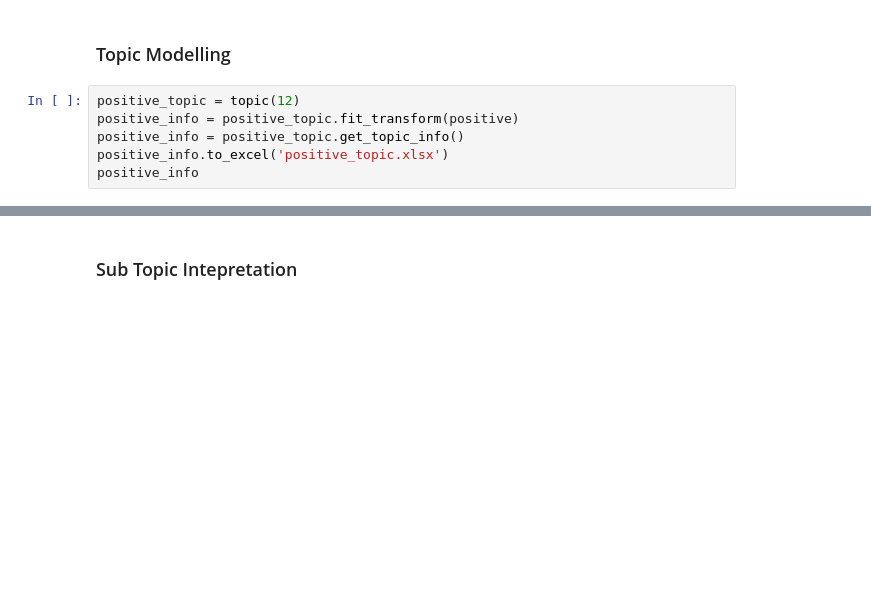
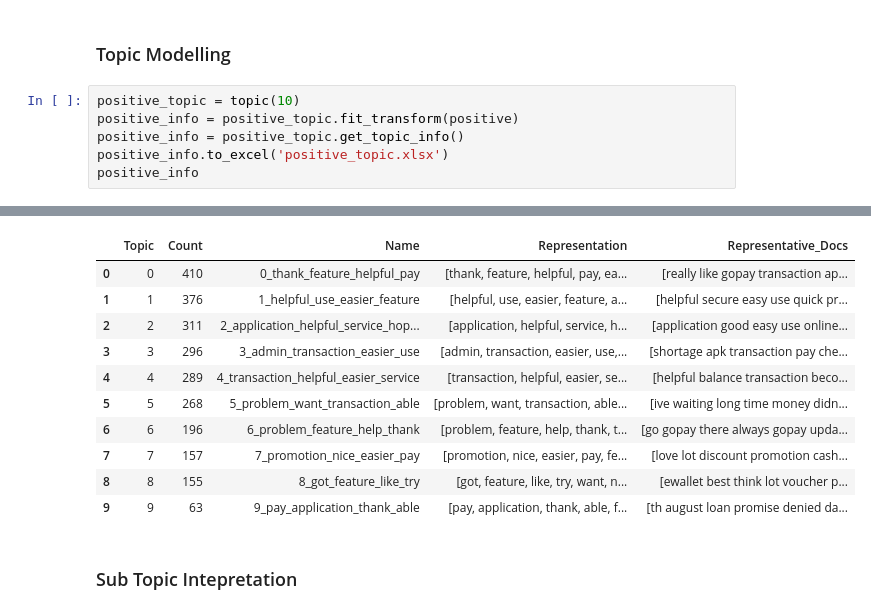
Before and after one commit to WayanArdike/gopay, a Jupyter notebook: study-case-gopay.ipynb, the cells around one changed output, grey strips where cells are left out. Saved outputs shown, nothing was run; the diff lists cells and outputs as text; blank space fills up the shorter version.

```diff
--- a/study-case-gopay.ipynb
+++ b/study-case-gopay.ipynb
@@ -634,8 +680,9 @@ plt.show()
 # %% [markdown]
 ### Topic Modelling
 # %%
-positive_topic = topic(12)
+positive_topic = topic(10)
 positive_info = positive_topic.fit_transform(positive)
 positive_info = positive_topic.get_topic_info()
 positive_info.to_excel('positive_topic.xlsx')
 positive_info
+# %% [output]
@@ -642,3 +697,14 @@ positive_info
+|  | Topic | Count | Name | Representation | Representative_Docs |
+| 0 | 0 | 410 | 0_thank_feature_helpful_pay | [thank, feature, helpful, pay, ea... | [really like gopay transaction ap... |
+| 1 | 1 | 376 | 1_helpful_use_easier_feature | [helpful, use, easier, feature, a... | [helpful secure easy use quick pr... |
+| 2 | 2 | 311 | 2_application_helpful_service_hop... | [application, helpful, service, h... | [application good easy use online... |
+| 3 | 3 | 296 | 3_admin_transaction_easier_use | [admin, transaction, easier, use,... | [shortage apk transaction pay che... |
+| 4 | 4 | 289 | 4_transaction_helpful_easier_service | [transaction, helpful, easier, se... | [helpful balance transaction beco... |
+| 5 | 5 | 268 | 5_problem_want_transaction_able | [problem, want, transaction, able... | [ive waiting long time money didn... |
+| 6 | 6 | 196 | 6_problem_feature_help_thank | [problem, feature, help, thank, t... | [go gopay there always gopay upda... |
+| 7 | 7 | 157 | 7_promotion_nice_easier_pay | [promotion, nice, easier, pay, fe... | [love lot discount promotion cash... |
+| 8 | 8 | 155 | 8_got_feature_like_try | [got, feature, like, try, want, n... | [ewallet best think lot voucher p... |
+| 9 | 9 | 63 | 9_pay_application_thank_able | [pay, application, thank, able, f... | [th august loan promise denied da... |
 # %% [markdown]
 ### Sub Topic Intepretation
 # %%
```
Also changed, not shown: parts of 36 cells of this notebook.
